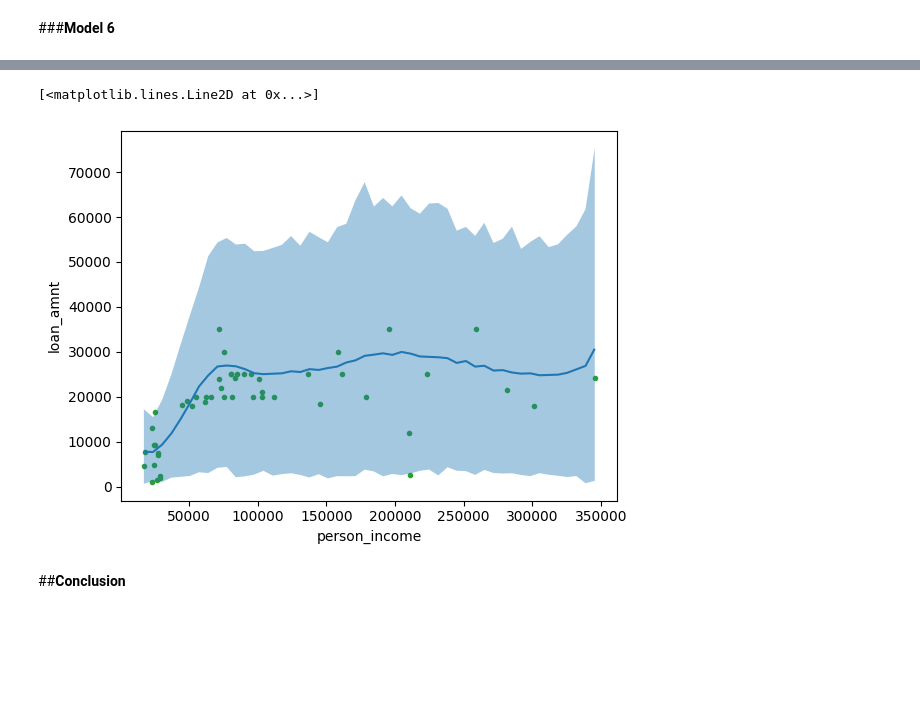
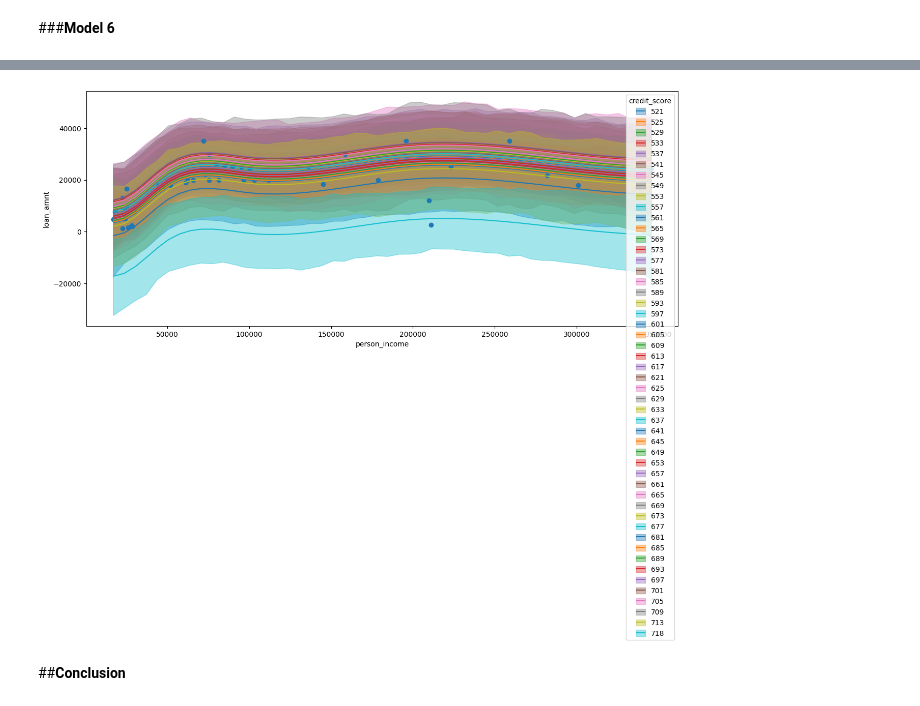
Before and after one commit to NeevSabhani/Data-Science, a Jupyter notebook: Unit7/NeevSabhUnit7Proj.ipynb, the cells around one changed output, grey strips where cells are left out. Drawn from its saved outputs; the diff is of its cells as text; code cells hidden in the pictures; blank space fills up the shorter version.

```diff
--- a/Unit7/NeevSabhUnit7Proj.ipynb
+++ b/Unit7/NeevSabhUnit7Proj.ipynb
@@ -229,20 +234,20 @@ plt.plot(loan.credit_score, loan.loan_amnt, "C2.", zorder=-3)
 ###**Model 6**
 # %%
 bspline_3 = bmb.Model(
-    "loan_amnt ~ bs(person_income, knots=two) + bs(credit_score, knots=one) + bs(person_age, knots=age)",
+    "loan_amnt ~ bs(person_income, knots=inc) + bs(credit_score, knots=cs) + bs(person_age, knots=age)",
     loan,
-    family="negativebinomial"
+    family="t"
 )
 idata_3 = bspline_3.fit(idata_kwargs={"log_likelihood": True})
 # %% [output]
 [interactive output not drawn]
 [interactive output not drawn]
 # %%
-bmb.interpret.plot_predictions(bspline_3, idata_3, "person_income", pps=True)
-plt.plot(loan.person_income, loan.loan_amnt, "C2.", zorder=-3)
+bmb.interpret.plot_predictions(bspline_3, idata_3, ["person_income", "credit_score"], fig_kwargs={"figsize": (15, 6)})
+plt.scatter(loan.person_income, loan.loan_amnt)
+plt.show()
 # %% [output]
-[<matplotlib.lines.Line2D at 0x...>]
-[figure, old version]
+[figure, new version]
 # %% [markdown]
 ##**Conclusion**
 # %%
```
Also changed, not shown: parts of 17 cells of this notebook.
